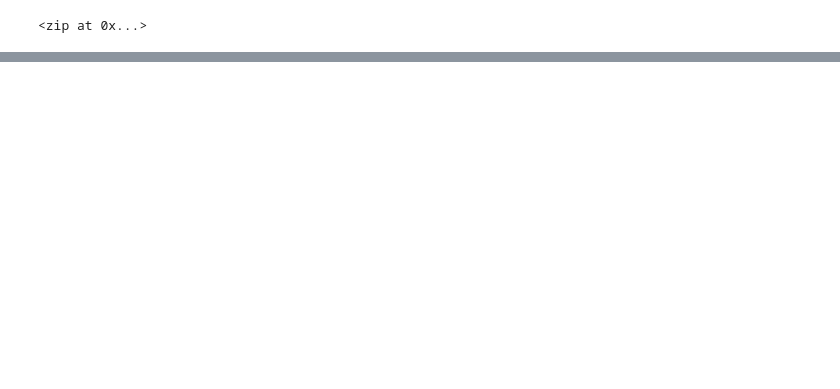
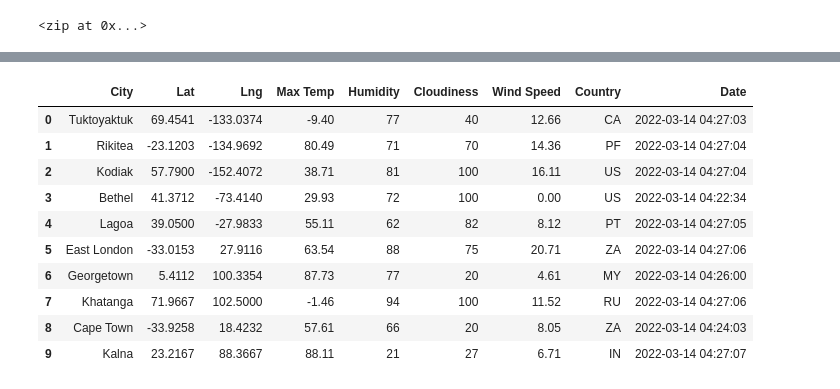
Before and after one commit to blueschistrocks/World_Weather_Analysis, a Jupyter notebook: WeatherPy.ipynb, the cells around one changed output, grey strips where cells are left out. Saved outputs shown, nothing was run; the diff lists cells and outputs as text; code cells hidden in the pictures; blank space fills up the shorter version.

```diff
--- a/WeatherPy.ipynb
+++ b/WeatherPy.ipynb
@@ -45,0 +48,10 @@ city_url = url + "&q=" + "Boston"
+# %%
+# Create an empty list to hold the weather data.
+city_data = []
+# Print the beginning of the logging.
+print("Beginning Data Retrieval     ")
+print("-----------------------------")
+
+# Create counters.
+record_count = 1
+set_count = 1
@@ -45,0 +143,16 @@ city_url = url + "&q=" + "Boston"
+# %%
+# Convert the array of dictionaries to a Pandas DataFrame.
+city_data_df = pd.DataFrame(city_data)
+city_data_df.head(10)
+# %% [output]
+|  | City | Lat | Lng | Max Temp | Humidity | Cloudiness | Wind Speed | Country | Date |
+| 0 | Tuktoyaktuk | 69.4541 | -133.0374 | -9.40 | 77 | 40 | 12.66 | CA | 2022-03-14 04:27:03 |
+| 1 | Rikitea | -23.1203 | -134.9692 | 80.49 | 71 | 70 | 14.36 | PF | 2022-03-14 04:27:04 |
+| 2 | Kodiak | 57.7900 | -152.4072 | 38.71 | 81 | 100 | 16.11 | US | 2022-03-14 04:27:04 |
+| 3 | Bethel | 41.3712 | -73.4140 | 29.93 | 72 | 100 | 0.00 | US | 2022-03-14 04:22:34 |
+| 4 | Lagoa | 39.0500 | -27.9833 | 55.11 | 62 | 82 | 8.12 | PT | 2022-03-14 04:27:05 |
+| 5 | East London | -33.0153 | 27.9116 | 63.54 | 88 | 75 | 20.71 | ZA | 2022-03-14 04:27:06 |
+| 6 | Georgetown | 5.4112 | 100.3354 | 87.73 | 77 | 20 | 4.61 | MY | 2022-03-14 04:26:00 |
+| 7 | Khatanga | 71.9667 | 102.5000 | -1.46 | 94 | 100 | 11.52 | RU | 2022-03-14 04:27:06 |
+| 8 | Cape Town | -33.9258 | 18.4232 | 57.61 | 66 | 20 | 8.05 | ZA | 2022-03-14 04:24:03 |
+| 9 | Kalna | 23.2167 | 88.3667 | 88.11 | 21 | 27 | 6.71 | IN | 2022-03-14 04:27:07 |
```
Also changed, not shown: parts of 9 cells of this notebook.
